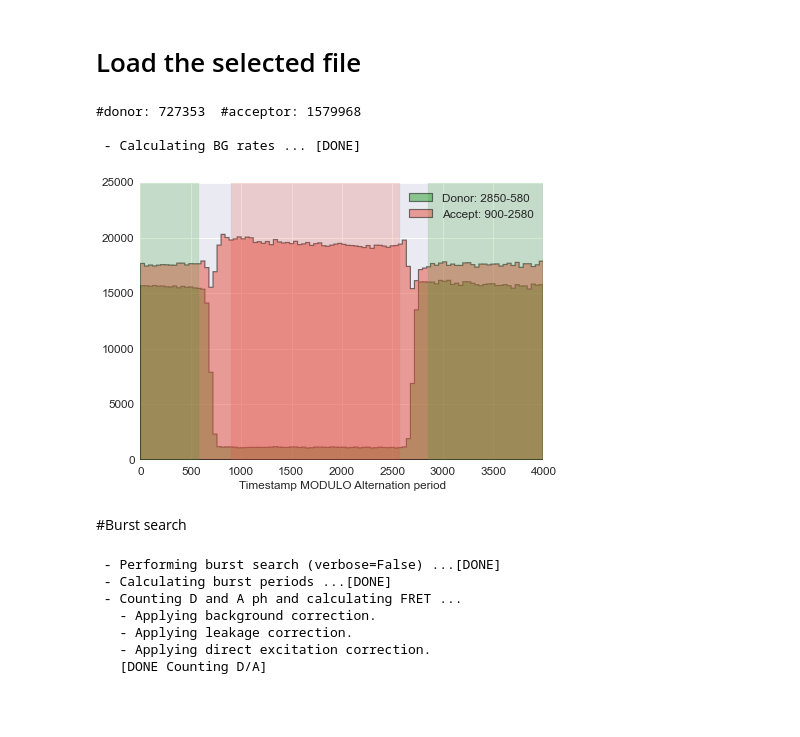
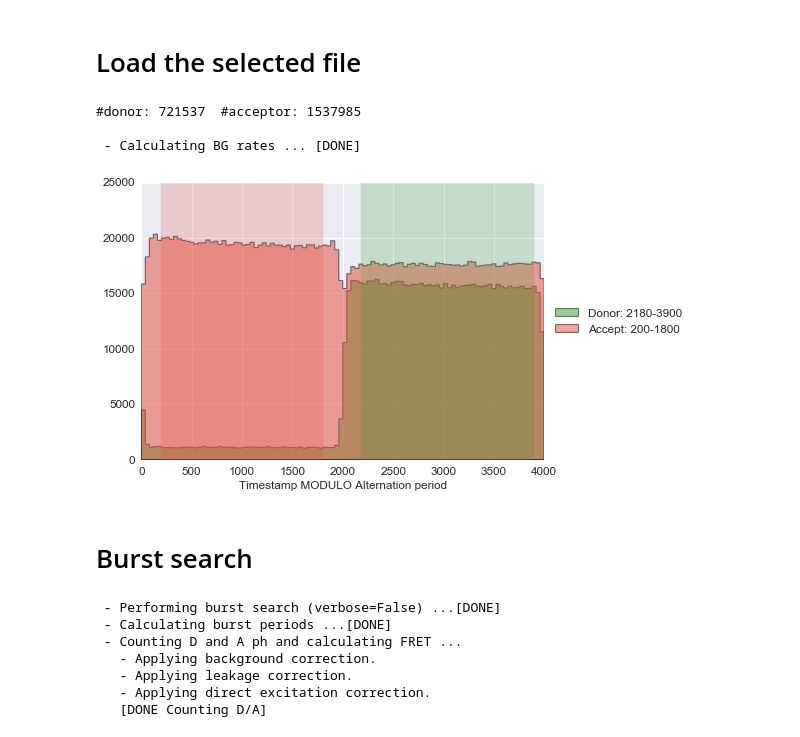
Before and after one commit to tritemio/FRETBursts_notebooks, a Jupyter notebook: notebooks/Example - usALEX histogram.ipynb, the cells around one changed output. Drawn from its saved outputs; the diff is of its cells as text; code cells hidden in the pictures; blank space fills up the shorter version.

```diff
--- a/notebooks/Example - usALEX histogram.ipynb
+++ b/notebooks/Example - usALEX histogram.ipynb
@@ -70,17 +69,18 @@ Perfect, I found the file!
 # Load the selected file
 # %%
 d = loader.photon_hdf5(full_fname)
-d.add(det_donor_accept=(0, 1), alex_period=4000, D_ON=(2850, 580), A_ON=(900, 2580))
+#d.add(det_donor_accept=(0, 1), alex_period=4000,
+#      offset=700, D_ON=(2180, 3900), A_ON=(200, 1800))
 bpl.plot_alternation_hist(d)
 loader.alex_apply_period(d)
 d.calc_bg(bg.exp_fit, time_s=1000, tail_min_us=(800, 4000, 1500, 1000, 3000))
 # %% [output]
-#donor: 727353  #acceptor: 1579968
+#donor: 721537  #acceptor: 1537985
 
  - Calculating BG rates ... [DONE]
-[figure, old version]
+[figure, new version]
 # %% [markdown]
-#Burst search
+# Burst search
 # %%
 d.burst_search(L=10, m=10, F=6)
 ds = Sel(d, select_bursts.size, add_naa=True, th1=30)
```
Also changed, not shown: parts of 12 cells of this notebook, 5 other files.
